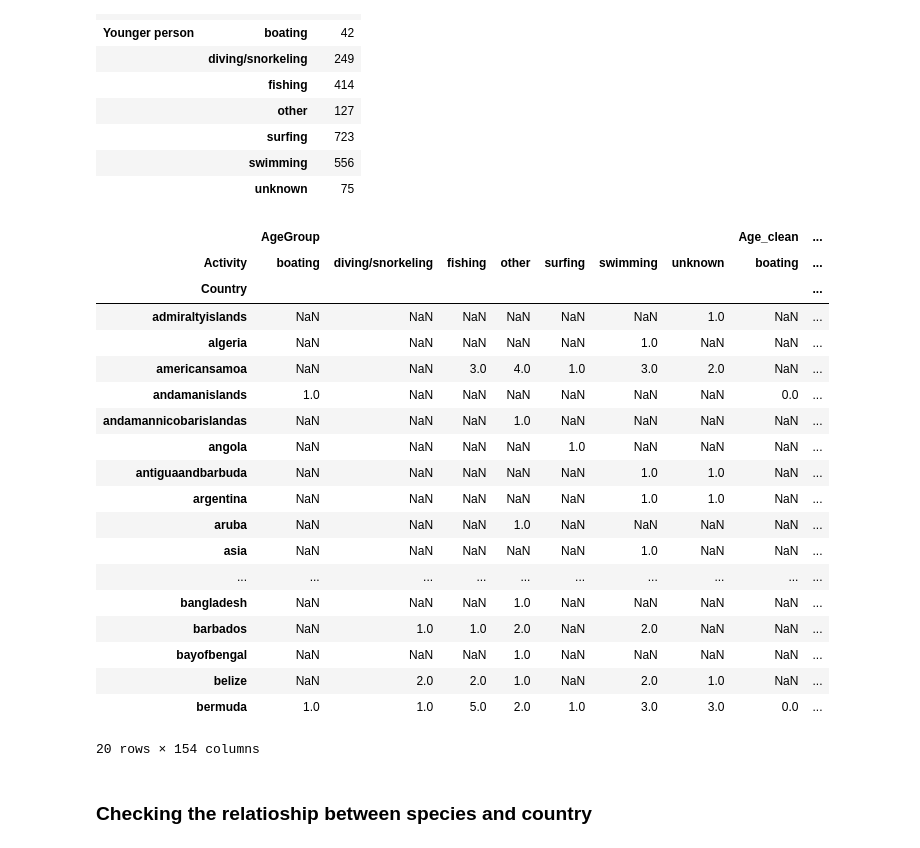
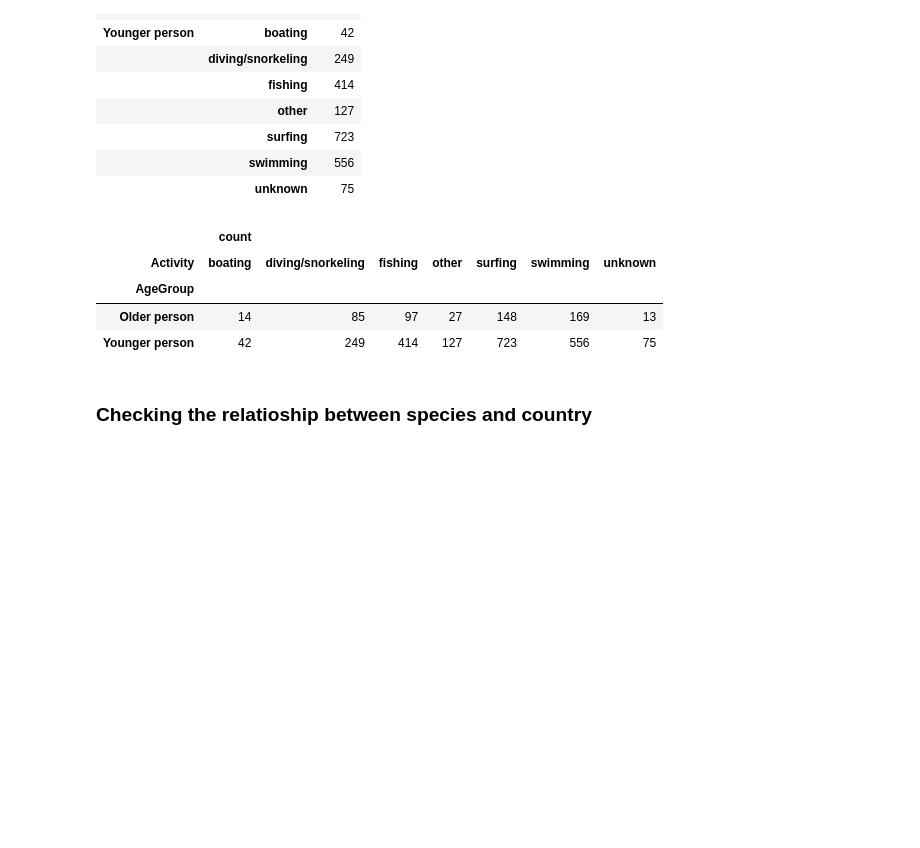
Before and after one commit to Zeineb-November25/baby_shark, a Jupyter notebook: merged_shark.ipynb, the cells around one changed output. Saved outputs shown, nothing was run; the diff lists cells and outputs as text; code cells hidden in the pictures; blank space fills up the shorter version.

```diff
--- a/merged_shark.ipynb
+++ b/merged_shark.ipynb
@@ -478,10 +476,10 @@ activity_age_df = merged_df[merged_df['AgeGroup'].isin(['Younger person', 'Older
 activity_age_df = activity_age_df.groupby(['AgeGroup', 'Activity'])['AgeGroup'].agg(['count'])
 
 # Step 3: Filter countries with more than 10 "Attack" activities
-count_activity_age = activity_age_df[activity_age_df['count'] > 10]
+activity_age_df = activity_age_df[activity_age_df['count'] > 10]
 
 # Display the result
-display(count_activity_age)
+display(activity_age_df)
 # %% [output]
 |  |  | count |
 | AgeGroup | Activity |  |
@@ -500,29 +498,14 @@ display(count_activity_age)
 |  | swimming | 556 |
 |  | unknown | 75 |
 # %%
-activity_age_pivot_df = merged_df.pivot_table(index='Activity', columns='AgeGroup', aggfunc='count')
-pivot_df.head(20)
+activity_age_pivot_df = activity_age_df.pivot_table(index='AgeGroup', columns='Activity' , aggfunc='sum')
+activity_age_pivot_df.head(20)
 # %% [output]
-|  | AgeGroup |  |  |  |  |  |  | Age_clean | ... |
-| Activity | boating | diving/snorkeling | fishing | other | surfing | swimming | unknown | boating | ... |
-| Country |  |  |  |  |  |  |  |  | ... |
-| admiraltyislands | NaN | NaN | NaN | NaN | NaN | NaN | 1.0 | NaN | ... |
-| algeria | NaN | NaN | NaN | NaN | NaN | 1.0 | NaN | NaN | ... |
-| americansamoa | NaN | NaN | 3.0 | 4.0 | 1.0 | 3.0 | 2.0 | NaN | ... |
-| andamanislands | 1.0 | NaN | NaN | NaN | NaN | NaN | NaN | 0.0 | ... |
-| andamannicobarislandas | NaN | NaN | NaN | 1.0 | NaN | NaN | NaN | NaN | ... |
-| angola | NaN | NaN | NaN | NaN | 1.0 | NaN | NaN | NaN | ... |
-| antiguaandbarbuda | NaN | NaN | NaN | NaN | NaN | 1.0 | 1.0 | NaN | ... |
-| argentina | NaN | NaN | NaN | NaN | NaN | 1.0 | 1.0 | NaN | ... |
-| aruba | NaN | NaN | NaN | 1.0 | NaN | NaN | NaN | NaN | ... |
-| asia | NaN | NaN | NaN | NaN | NaN | 1.0 | NaN | NaN | ... |
-| ... | ... | ... | ... | ... | ... | ... | ... | ... | ... |
-| bangladesh | NaN | NaN | NaN | 1.0 | NaN | NaN | NaN | NaN | ... |
-| barbados | NaN | 1.0 | 1.0 | 2.0 | NaN | 2.0 | NaN | NaN | ... |
-| bayofbengal | NaN | NaN | NaN | 1.0 | NaN | NaN | NaN | NaN | ... |
-| belize | NaN | 2.0 | 2.0 | 1.0 | NaN | 2.0 | 1.0 | NaN | ... |
-| bermuda | 1.0 | 1.0 | 5.0 | 2.0 | 1.0 | 3.0 | 3.0 | 0.0 | ... |
+|  | count |  |  |  |  |  |  |
+| Activity | boating | diving/snorkeling | fishing | other | surfing | swimming | unknown |
+| AgeGroup |  |  |  |  |  |  |  |
+| Older person | 14 | 85 | 97 | 27 | 148 | 169 | 13 |
+| Younger person | 42 | 249 | 414 | 127 | 723 | 556 | 75 |
-20 rows × 154 columns
 # %% [markdown]
 ### Checking the relatioship between species and country
 # %%
```
Also changed, not shown: parts of 13 cells of this notebook.
